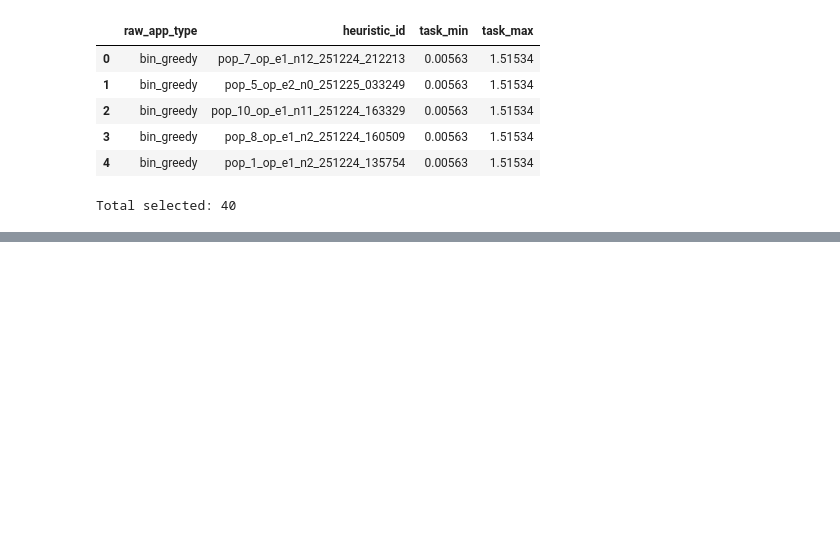
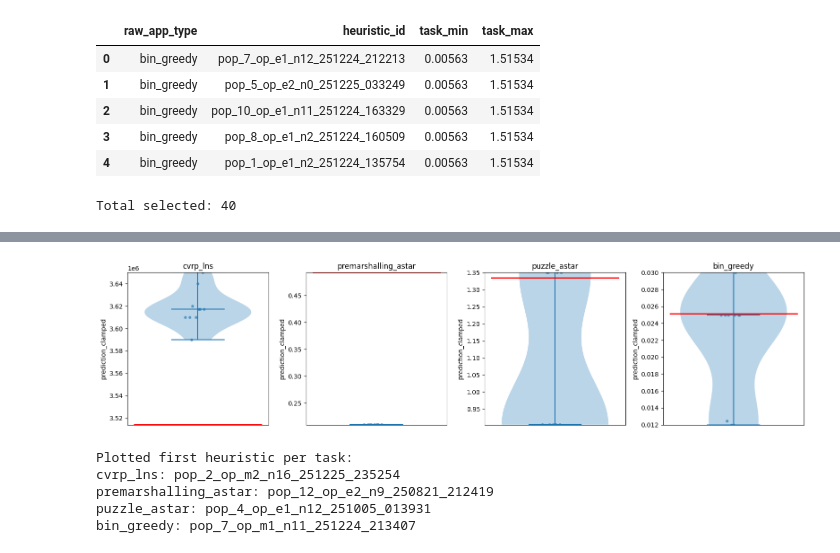
Before and after one commit to rahim931/ppp-performance-prediction, a Jupyter notebook: notebooks/Emirhan/PPP_DeepSeek.ipynb, the cells around one changed output, grey strips where cells are left out. Cells and saved outputs as stored; diff of their text form; code cells hidden in the pictures; blank space fills up the shorter version.

```diff
--- a/notebooks/Emirhan/PPP_DeepSeek.ipynb
+++ b/notebooks/Emirhan/PPP_DeepSeek.ipynb
@@ -574,0 +638,62 @@ KeyError: 'code'
+# %%
+# Erste Heuristik pro Task (in CSV-Reihenfolge)
+first_hid = (
+    df.groupby("raw_app_type")["heuristic_id"]
+      .apply(lambda s: s.iloc[20])
+      .to_dict()
+)
+
+tasks_available = list(df["raw_app_type"].unique())
+tasks = [t for t in TASK_ORDER if t in tasks_available]
+
+if len(tasks) == 0:
+    raise RuntimeError("Keine passenden Tasks gefunden.")
+
+# ---------------- PLOT ----------------
+fig, axes = plt.subplots(1, len(tasks), figsize=(FIG_W, FIG_H))
+
+if len(tasks) == 1:
+    axes = [axes]  # fallback falls nur 1 task
+
+for ax, task in zip(axes, tasks):
+
+    hid = first_hid[task]
+    d = df[(df["raw_app_type"] == task) & (df["heuristic_id"] == hid)]
+
+    preds = d[PRED_COL].values
+    objective = float(d["objective"].iloc[0])
+
+    # Violin
+    parts = ax.violinplot(preds, showmeans=False, showmedians=True)
+
+    # Objective als rote Linie
+    ax.hlines(objective, 0.7, 1.3, colors="red", linewidth=2)
+
+    # Optional: einzelne Punkte
+    if SHOW_POINTS:
+        rng = np.random.default_rng(42)
+        jitter = rng.normal(0, 0.03, size=len(preds))
+        ax.scatter(np.full(len(preds), 1) + jitter, preds, s=12, alpha=0.6)
+
+    # Layout
+    ax.set_title(task)
+    ax.set_xticks([])
+    ax.set_ylabel(PRED_COL)
+    ax.set_yscale(Y_SCALE)  # <-- jede Achse hat eigene Skala
+
+    # Eigene automatische Skalierung pro Plot
+    ax.autoscale(enable=True, axis='y', tight=True)
+
+plt.tight_layout()
+plt.show()
+
+print("Plotted first heuristic per task:")
+for t in tasks:
+    print(f"{t}: {first_hid[t]}")
+# %% [output]
+[figure, added]
+Plotted first heuristic per task:
+cvrp_lns: pop_2_op_m2_n16_251225_235254
+premarshalling_astar: pop_12_op_e2_n9_250821_212419
+puzzle_astar: pop_4_op_e1_n12_251005_013931
+bin_greedy: pop_7_op_m1_n11_251224_213407
```
Also changed, not shown: parts of 4 cells of this notebook.
